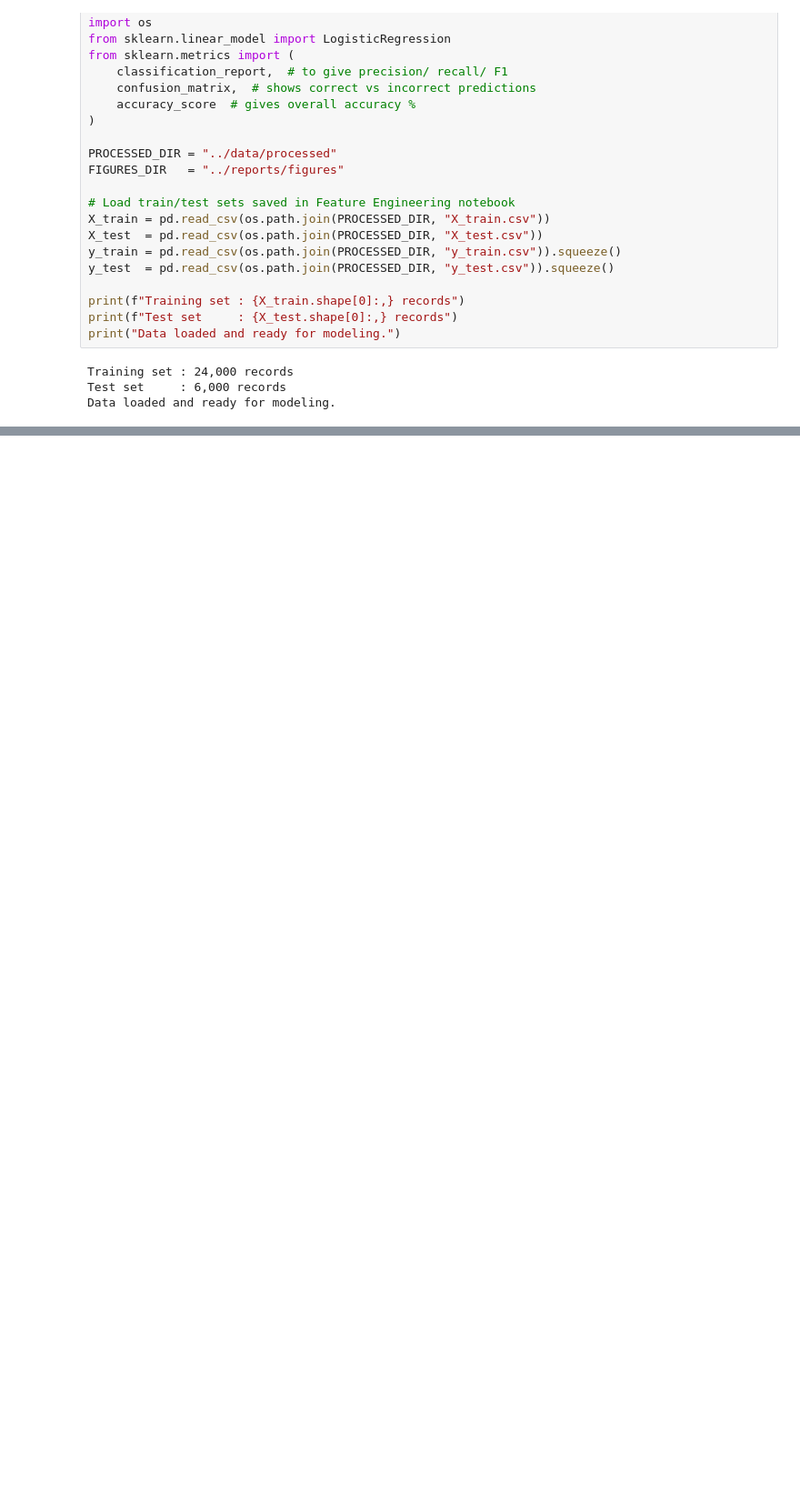
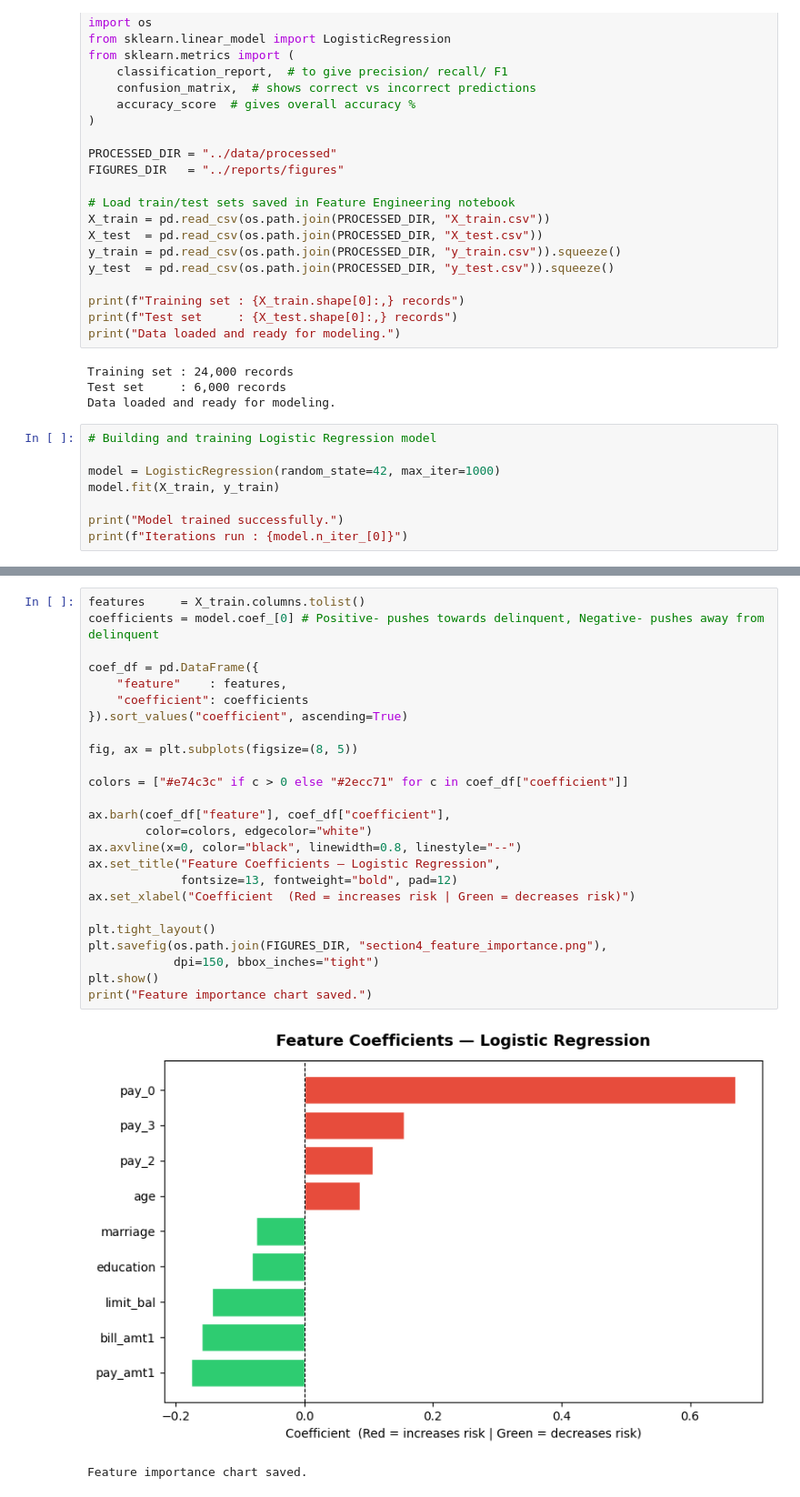
Before and after one commit to msahmed646/fpl-collections-analytics, a Jupyter notebook: notebooks/Predictive_Modeling.ipynb, the cells around one changed output, grey strips where cells are left out. Shown at 91% size. Drawn from its saved outputs; the diff is of its cells as text; blank space fills up the shorter version.

```diff
--- a/notebooks/Predictive_Modeling.ipynb
+++ b/notebooks/Predictive_Modeling.ipynb
@@ -44,3 +44,11 @@ print("Data loaded and ready for modeling.")
 Training set : 24,000 records
 Test set     : 6,000 records
 Data loaded and ready for modeling.
+# %%
+# Building and training Logistic Regression model
+
+model = LogisticRegression(random_state=42, max_iter=1000)
+model.fit(X_train, y_train)
+
+print("Model trained successfully.")
+print(f"Iterations run : {model.n_iter_[0]}")
@@ -46,0 +124,28 @@ Data loaded and ready for modeling.
+# %%
+features     = X_train.columns.tolist()
+coefficients = model.coef_[0] # Positive- pushes towards delinquent, Negative- pushes away from delinquent
+
+coef_df = pd.DataFrame({
+    "feature"    : features,
+    "coefficient": coefficients
+}).sort_values("coefficient", ascending=True)
+
+fig, ax = plt.subplots(figsize=(8, 5))
+
+colors = ["#e74c3c" if c > 0 else "#2ecc71" for c in coef_df["coefficient"]]
+
+ax.barh(coef_df["feature"], coef_df["coefficient"],
+        color=colors, edgecolor="white")
+ax.axvline(x=0, color="black", linewidth=0.8, linestyle="--")
+ax.set_title("Feature Coefficients — Logistic Regression",
+             fontsize=13, fontweight="bold", pad=12)
+ax.set_xlabel("Coefficient  (Red = increases risk | Green = decreases risk)")
+
+plt.tight_layout()
+plt.savefig(os.path.join(FIGURES_DIR, "section4_feature_importance.png"),
+            dpi=150, bbox_inches="tight")
+plt.show()
+print("Feature importance chart saved.")
+# %% [output]
+[figure, added]
+Feature importance chart saved.
```
Also changed, not shown: parts of 7 cells of this notebook, 8 other files.
